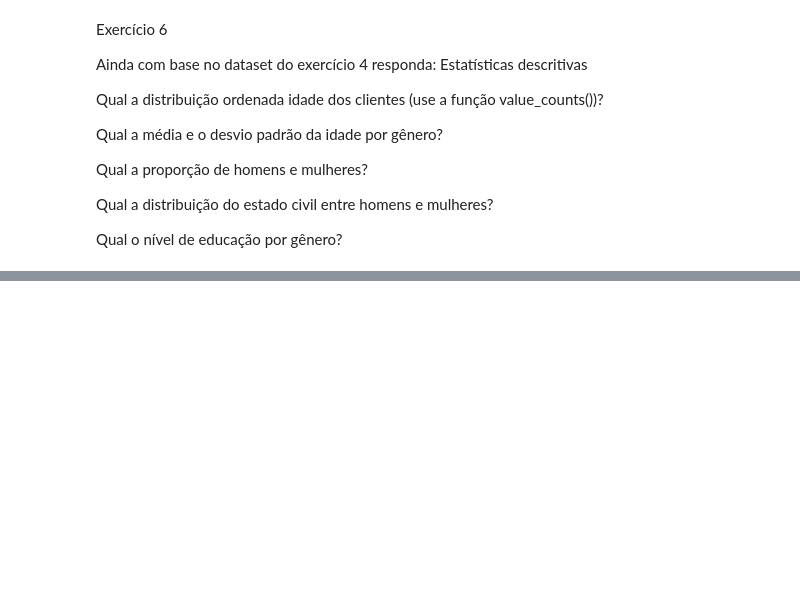
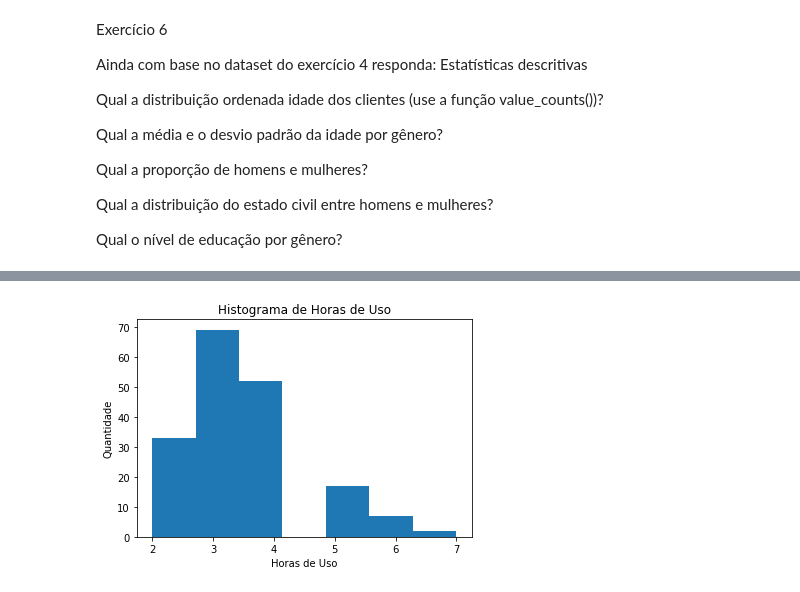
Before and after one commit to isaiastrajano/BootCamp_Python_DataScience, a Jupyter notebook: Exercicio_estatisticadescritiva.ipynb, the cells around one changed output, grey strips where cells are left out. Saved outputs shown, nothing was run; the diff lists cells and outputs as text; code cells hidden in the pictures; blank space fills up the shorter version.

```diff
--- a/Exercicio_estatisticadescritiva.ipynb
+++ b/Exercicio_estatisticadescritiva.ipynb
@@ -402,0 +562,8 @@ Qual o nível de educação por gênero?
+# %%
+plt.hist(dt['Usage'], bins = 7)
+plt.title('Histograma de Horas de Uso')
+plt.xlabel('Horas de Uso')
+plt.ylabel('Quantidade')
+plt.show()
+# %% [output]
+[figure, added]
```
Also changed, not shown: parts of 43 cells of this notebook.
